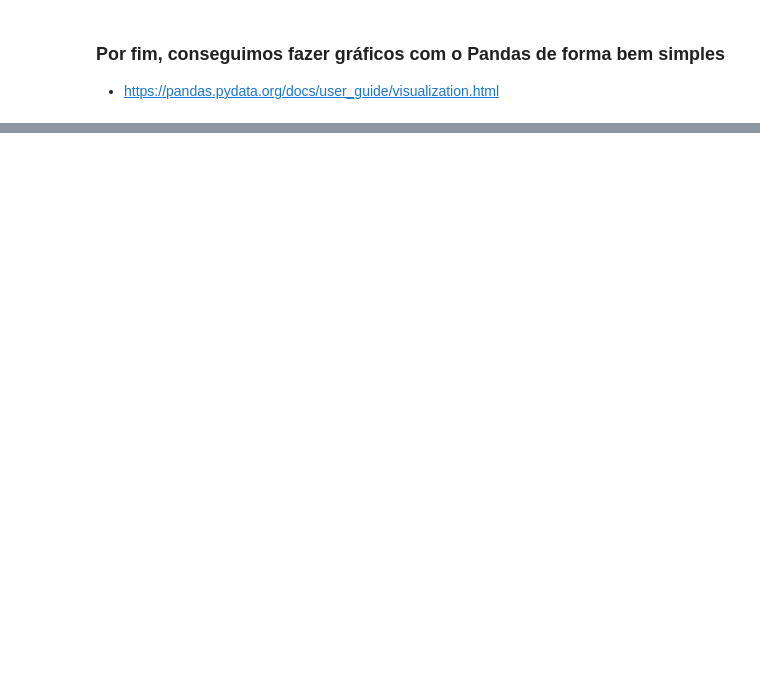
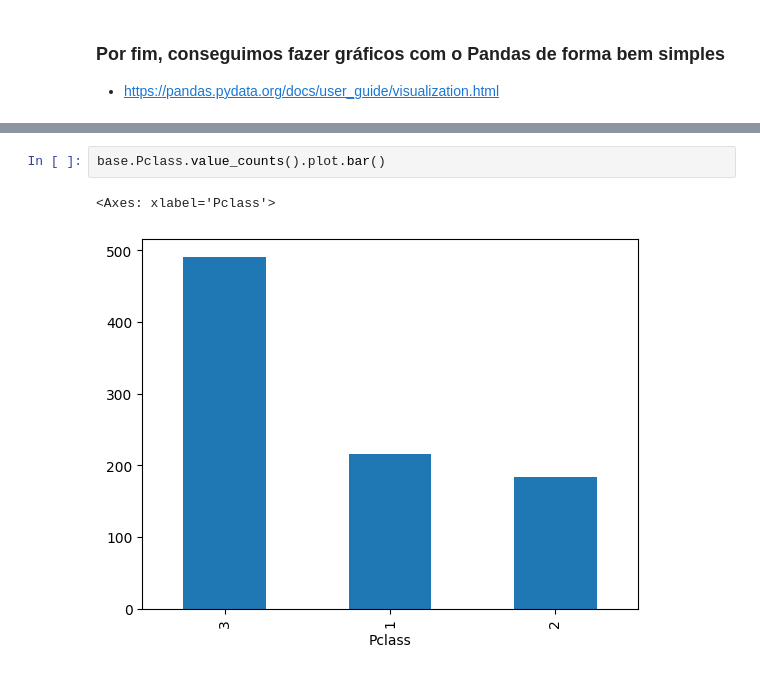
Before and after one commit to IgorAlvaredo/basico_ciencia_dados, a Jupyter notebook: Aula 2 - Conceitos fundamentais do Pandas para Ciência de Dados/Pandas_-_Arquivo_Inicial.ipynb, the cells around one changed output, grey strips where cells are left out. Drawn from its saved outputs; the diff is of its cells as text; blank space fills up the shorter version.

```diff
--- a/Aula 2 - Conceitos fundamentais do Pandas para Ciência de Dados/Pandas_-_Arquivo_Inicial.ipynb
+++ b/Aula 2 - Conceitos fundamentais do Pandas para Ciência de Dados/Pandas_-_Arquivo_Inicial.ipynb
@@ -159,2 +394,7 @@ import matplotlib.pyplot as plt
+# %%
+base.Pclass.value_counts().plot.bar()
+# %% [output]
+<Axes: xlabel='Pclass'>
+[figure, added]
 # %%
 # E até gráficos mais complexos como o de densidade
```
Also changed, not shown: parts of 26 cells of this notebook.
